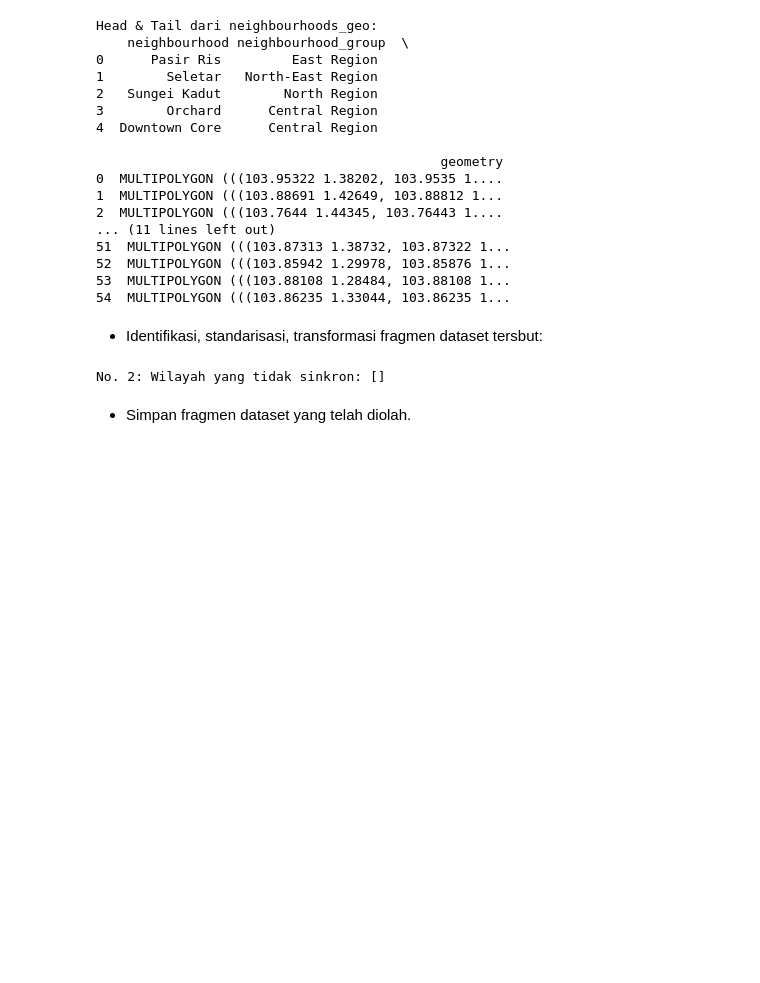
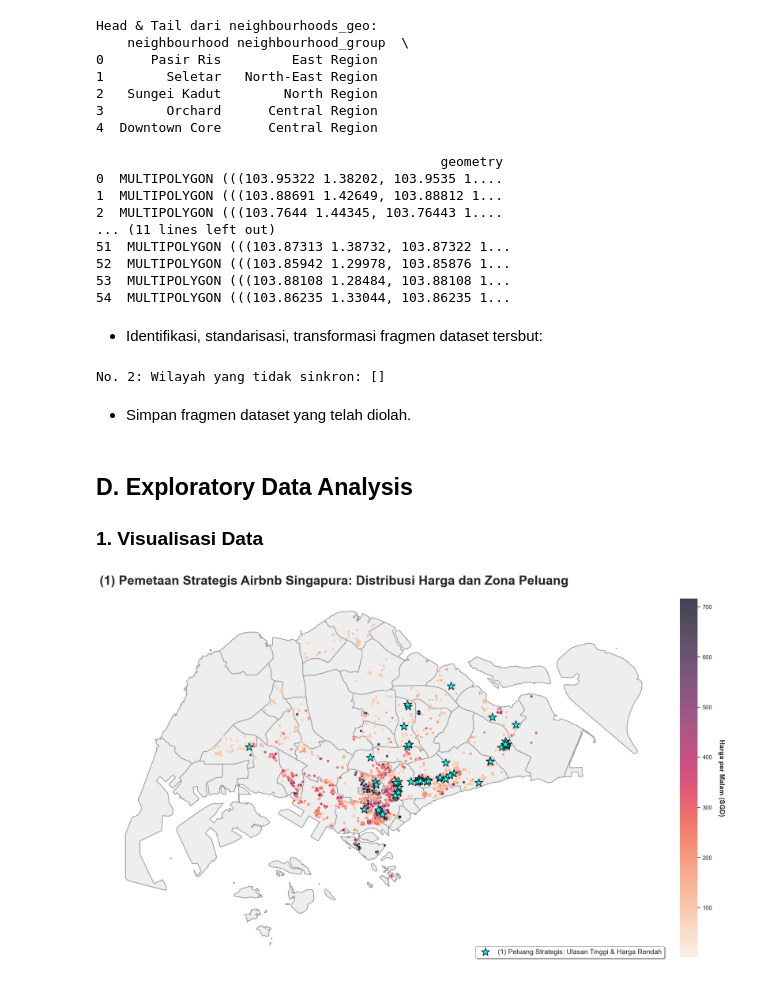
Before and after one commit to gacoanphilia/redo-tsdw, a Jupyter notebook: notebooks/final_project.ipynb, the cells around one changed output. Cells and saved outputs as stored; diff of their text form; code cells hidden in the pictures; blank space fills up the shorter version.

```diff
--- a/notebooks/final_project.ipynb
+++ b/notebooks/final_project.ipynb
@@ -12,6 +12,8 @@ import seaborn as sns
 from matplotlib.patches import Polygon
 from matplotlib.collections import PatchCollection
 from sklearn.preprocessing import MinMaxScaler
+
+sns.set_theme(style="whitegrid")
 # %% [markdown]
 ### 2. Penyimpanan `PATH` file
 # %%
@@ -350,3 +352,44 @@ No. 2: Wilayah yang tidak sinkron: []
 - Simpan fragmen dataset yang telah diolah.
 # %%
 neighbourhoods_geo.to_file('../data/processed/neighbourhoods_cleaned.geojson', driver='GeoJSON')
+# %% [markdown]
+## D. Exploratory Data Analysis
+### 1. Visualisasi Data
+# %%
+plt.figure(figsize=(18, 12))
+
+ax = neighbourhoods_geo.plot(color='#eeeeee', edgecolor='#999999', linewidth=1.5, alpha=1, ax=plt.gca())
+
+scatter = plt.scatter(listings_gz['longitude'], listings_gz['latitude'],
+            c=listings_gz['price_cleaned'],
+            cmap='rocket_r',
+            s=listings_gz['number_of_reviews'] * 0.5 + 30,
+            alpha=0.75,
+            edgecolors='white', linewidth=0.5)
+
+price_threshold = listings_gz['price_cleaned'].quantile(0.25)
+review_threshold = listings_gz['number_of_reviews'].quantile(0.95)
+best_value = listings_gz[(listings_gz['price_cleaned'] <= price_threshold) & (listings_gz['number_of_reviews'] >= review_threshold)]
+
+plt.scatter(best_value['longitude'], best_value['latitude'],
+            color='#00FFFF', s=300, marker='*',
+            label='(1) Peluang Strategis: Ulasan Tinggi & Harga Rendah',
+            edgecolors='black', linewidth=1.2, zorder=10)
+
+cbar = plt.colorbar(scatter, fraction=0.03, pad=0.02)
+cbar.set_label('Harga per Malam (SGD)', rotation=270, labelpad=25, fontweight='bold', fontsize=14)
+cbar.ax.tick_params(labelsize=12)
+cbar.outline.set_visible(False)
+
+plt.title('(1) Pemetaan Strategis Airbnb Singapura: Distribusi Harga dan Zona Peluang',
+          fontsize=26, fontweight='bold', loc='left', pad=20)
+
+plt.axis('off')
+
+plt.legend(frameon=True, facecolor='white', framealpha=1,
+           loc='lower right', prop={'size': 14}, edgecolor='#999999', shadow=True)
+
+plt.tight_layout()
+plt.show()
+# %% [output]
+[figure, added]
```
Also changed, not shown: parts of 3 cells of this notebook.
